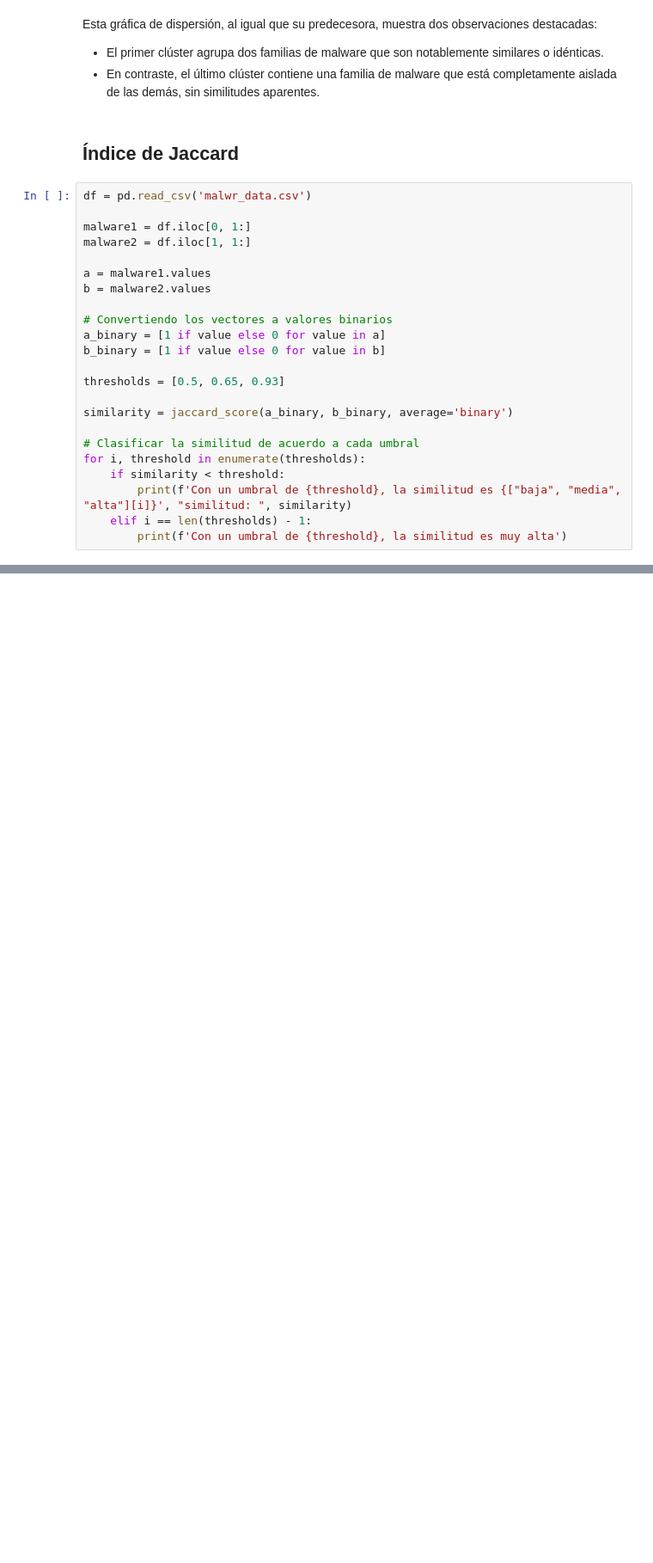
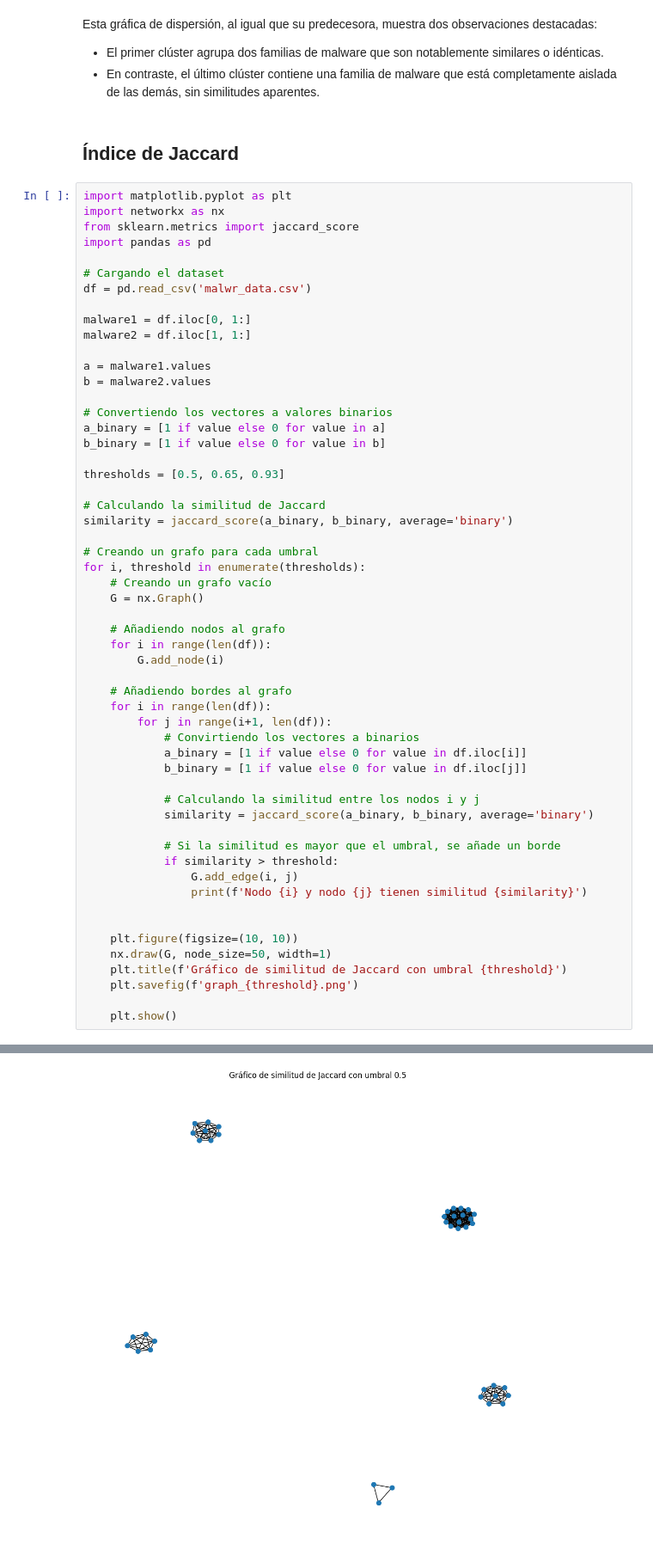
Before and after one commit to Javier19-cmd/Lab4-SDS, a Jupyter notebook: Lab4.ipynb, the cells around one changed output, grey strips where cells are left out. Shown at 86% size. Saved outputs shown, nothing was run; the diff lists cells and outputs as text; blank space fills up the shorter version.

```diff
--- a/Lab4.ipynb
+++ b/Lab4.ipynb
@@ -385,6 +385,12 @@ Esta gráfica de dispersión, al igual que su predecesora, muestra dos observaci
 # %% [markdown]
 ## Índice de Jaccard
 # %%
+import matplotlib.pyplot as plt
+import networkx as nx
+from sklearn.metrics import jaccard_score
+import pandas as pd
+
+# Cargando el dataset
 df = pd.read_csv('malwr_data.csv')
 
 malware1 = df.iloc[0, 1:]
@@ -399,12 +405,38 @@ b_binary = [1 if value else 0 for value in b]
 
 thresholds = [0.5, 0.65, 0.93]
 
+# Calculando la similitud de Jaccard
 similarity = jaccard_score(a_binary, b_binary, average='binary')
 
-# Clasificar la similitud de acuerdo a cada umbral
+# Creando un grafo para cada umbral
 for i, threshold in enumerate(thresholds):
-    if similarity < threshold:
-        print(f'Con un umbral de {threshold}, la similitud es {["baja", "media", "alta"][i]}', "similitud: ", similarity)
-    elif i == len(thresholds) - 1:
-        print(f'Con un umbral de {threshold}, la similitud es muy alta')
+    # Creando un grafo vacío
+    G = nx.Graph()
+
+    # Añadiendo nodos al grafo
+    for i in range(len(df)):
+        G.add_node(i)
+
+    # Añadiendo bordes al grafo
+    for i in range(len(df)):
+        for j in range(i+1, len(df)):
+            # Convirtiendo los vectores a binarios
+            a_binary = [1 if value else 0 for value in df.iloc[i]]
+            b_binary = [1 if value else 0 for value in df.iloc[j]]
+
+            # Calculando la similitud entre los nodos i y j
+            similarity = jaccard_score(a_binary, b_binary, average='binary')
+
+            # Si la similitud es mayor que el umbral, se añade un borde
+            if similarity > threshold:
+                G.add_edge(i, j)
+                print(f'Nodo {i} y nodo {j} tienen similitud {similarity}')
+
+
+    plt.figure(figsize=(10, 10))
+    nx.draw(G, node_size=50, width=1)
+    plt.title(f'Gráfico de similitud de Jaccard con umbral {threshold}')
+    plt.savefig(f'graph_{threshold}.png')
+
+    plt.show()
 # %% [output]
@@ -413,0 +460 @@ Con un umbral de 0.93, la similitud es alta similitud:  0.484375
+[figure, added]
```
Also changed, not shown: parts of 3 cells of this notebook, 4 other files.
